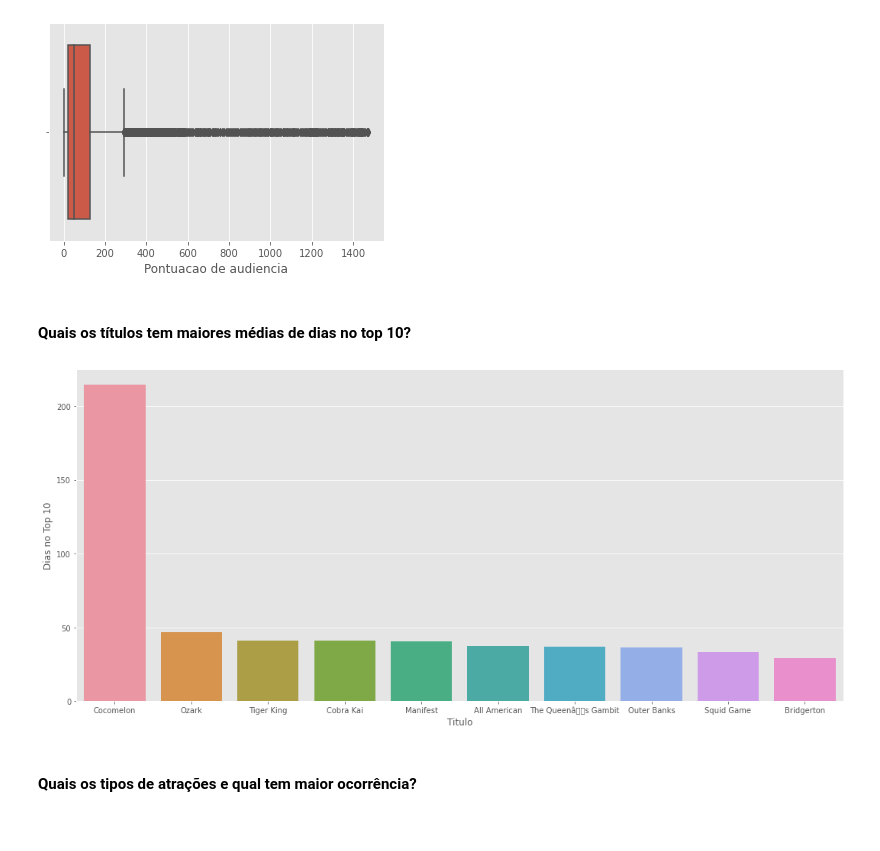
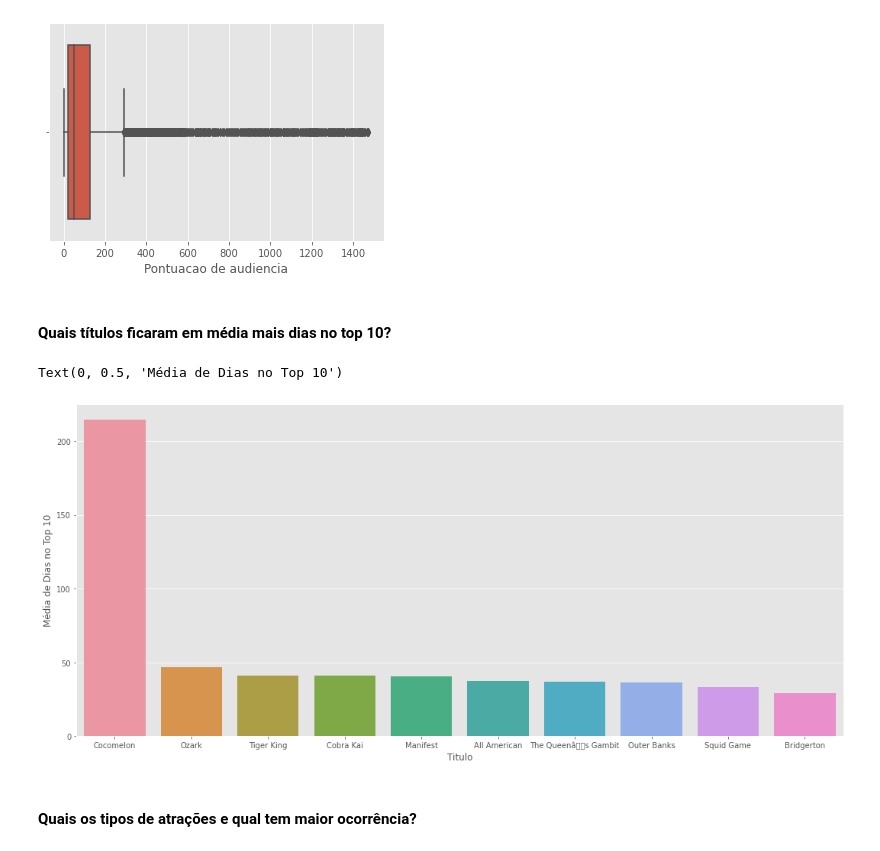
Before and after one commit to Blf100/Analise-de-dados-Netflix, a Jupyter notebook: Netflix.ipynb, the cells around one changed output. Cells and saved outputs as stored; diff of their text form; code cells hidden in the pictures.

```diff
--- a/Netflix.ipynb
+++ b/Netflix.ipynb
@@ -137,17 +137,19 @@ sns.boxplot(x=base['Pontuacao de audiencia']);
 # %% [output]
 [figure]
 # %% [markdown]
-#### Quais os títulos tem maiores médias de dias no top 10?
+#### Quais títulos ficaram em média mais dias no top 10?
 # %%
 # Média de Dias no Top 10
 media_dias_top10 = base.groupby('Titulo').agg(
                                               {'Dias no Top 10': np.mean}).sort_values(
                                               by='Dias no Top 10', ascending=False).iloc[0:10,].reset_index()
 
 graf_barras_media_dias_top10= plt.figure(figsize=(18,8))
-sns.barplot(x=media_dias_top10['Titulo'], y=media_dias_top10['Dias no Top 10']);
+sns.barplot(x=media_dias_top10['Titulo'], y=media_dias_top10['Dias no Top 10'])
+plt.ylabel('Média de Dias no Top 10')
 # %% [output]
+Text(0, 0.5, 'Média de Dias no Top 10')
-[figure, old version]
+[figure, new version]
 # %% [markdown]
 #### Quais os tipos de atrações e qual tem maior ocorrência?
 # %%
```
